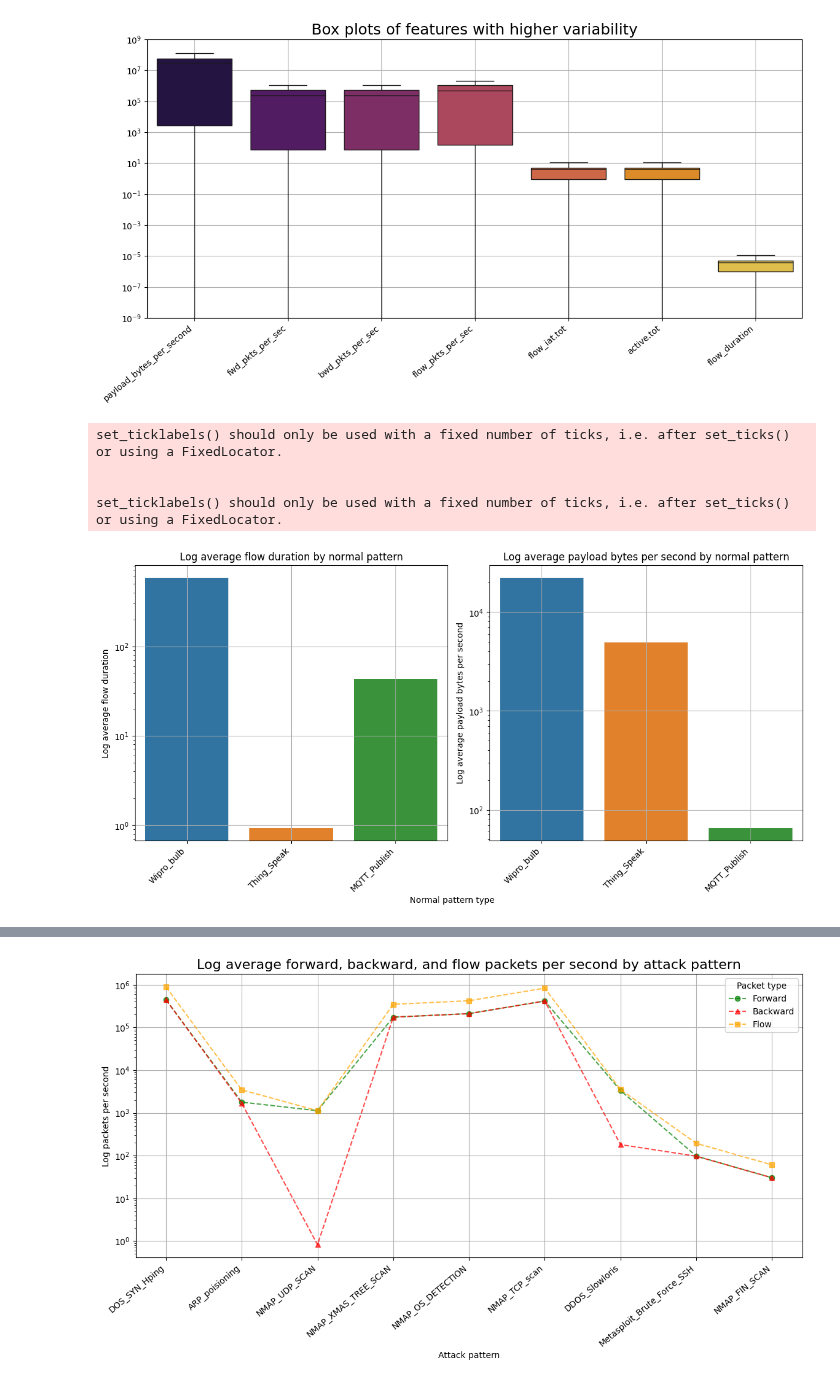
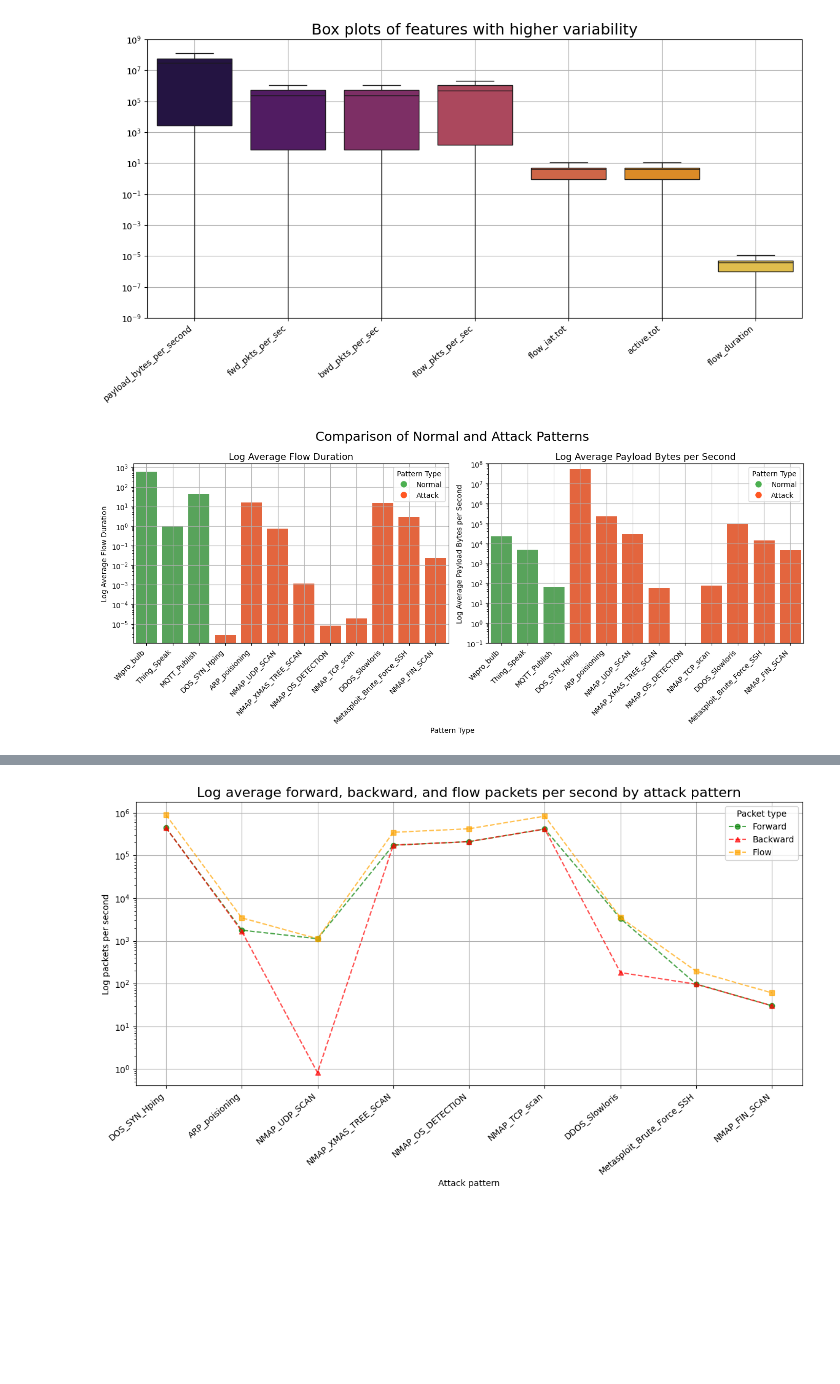
Before and after one commit to connormcmanigal/IoT-IDS-VAE-Classification, a Jupyter notebook: report.ipynb, the cells around one changed output, grey strips where cells are left out. Drawn from its saved outputs; the diff is of its cells as text; code cells hidden in the pictures; blank space fills up the shorter version.

Commit message:
touched up proposal plot

```diff
--- a/report.ipynb
+++ b/report.ipynb
@@ -178,44 +178,74 @@ plt.show()
 # %%
 # average flow duration and payload bytes per second for normal patterns
 full_data = pd.concat([X,y], axis = 1)
 
 normal_types = [
     'Wipro_bulb',
     'Thing_Speak',
     'MQTT_Publish'
 ]
 
-fig, axes = plt.subplots(1,2, figsize = (12,6))
+attack_types = [
+    'DOS_SYN_Hping',
+    'ARP_poisioning',
+    'NMAP_UDP_SCAN',
+    'NMAP_XMAS_TREE_SCAN',
+    'NMAP_OS_DETECTION',
+    'NMAP_TCP_scan',
+    'DDOS_Slowloris',
+    'Metasploit_Brute_Force_SSH',
+    'NMAP_FIN_SCAN'
+]
+types = normal_types + attack_types
 
-for _, normal in enumerate(normal_types):
+fig, axes = plt.subplots(1,2, figsize = (14,6))
+
+for normal in normal_types:
     normal_patterns = full_data[full_data['Attack_type'] == normal]
     avg_flow_duration = normal_patterns['flow_duration'].mean()
-    sns.barplot(x = [normal], y = [avg_flow_duration], ax = axes[0])
+    sns.barplot(x = [normal], y = [avg_flow_duration], ax = axes[0], color = '#4CAF50')
 
-axes[0].set_title('Log average flow duration by normal pattern')
-axes[0].set_ylabel('Log average flow duration')
+for attack in attack_types:
+    attack_patterns = full_data[full_data['Attack_type'] == attack]
+    avg_flow_duration = attack_patterns['flow_duration'].mean()
+    sns.barplot(x = [attack], y = [avg_flow_duration], ax = axes[0], color = '#FF5722')
+
+legend_labels = ['Normal', 'Attack']
+colors = ['#4CAF50', '#FF5722']
+legend_handles = [plt.Line2D([0], [0], marker = 'o', color = 'w', label = label, markerfacecolor = color, markersize = 10) for label, color in zip(legend_labels, colors)]
+
+axes[0].set_title('Log Average Flow Duration', fontsize = 13)
+axes[0].set_ylabel('Log Average Flow Duration')
 axes[0].set_yscale('log')
 axes[0].grid()
-axes[0].set_xticklabels(normal_types, rotation = 45, ha = 'right')
+axes[0].set_xticks(range(len(types)))
+axes[0].set_xticklabels(types, rotation = 45, ha = 'right')
+axes[0].legend(title = 'Pattern Type', handles = legend_handles, loc = 'upper right')
 
 
-for _, normal in enumerate(normal_types):
+for normal in normal_types:
     normal_patterns = full_data[full_data['Attack_type'] == normal]
     avg_payload = normal_patterns['payload_bytes_per_second'].mean()
-    sns.barplot(x = [normal], y = [avg_payload], ax = axes[1])
+    sns.barplot(x = [normal], y = [avg_payload], ax = axes[1], color = '#4CAF50')
 
-axes[1].set_title('Log average payload bytes per second by normal pattern')
-axes[1].set_ylabel('Log average payload bytes per second')
+for attack in attack_types:
+    attack_patterns = full_data[full_data['Attack_type'] == attack]
+    avg_payload = attack_patterns['payload_bytes_per_second'].mean()
+    sns.barplot(x = [attack], y = [avg_payload], ax = axes[1], color = '#FF5722')
+
+axes[1].set_title('Log Average Payload Bytes per Second', fontsize = 13)
+axes[1].set_ylabel('Log Average Payload Bytes per Second')
 axes[1].set_yscale('log')
+axes[1].set_ylim(10**-1,10**8)
 axes[1].grid()
-axes[1].set_xticklabels(normal_types, rotation = 45, ha = 'right')
+axes[1].set_xticks(range(len(types)))
+axes[1].set_xticklabels(types, rotation = 45, ha = 'right')
+axes[1].legend(title = 'Pattern Type', handles = legend_handles, loc = 'upper right')
 
-fig.text(0.5, -0.001, 'Normal pattern type', ha = 'center')
+plt.suptitle('Comparison of Normal and Attack Patterns', fontsize = 18)
+
+fig.text(0.5, 0.0001, 'Pattern Type', ha = 'center')
 plt.tight_layout()
 plt.show()
 # %% [output]
-set_ticklabels() should only be used with a fixed number of ticks, i.e. after set_ticks() or using a FixedLocator.
-
-
-set_ticklabels() should only be used with a fixed number of ticks, i.e. after set_ticks() or using a FixedLocator.
-[figure, old version]
+[figure, new version]
```
Also changed, not shown: parts of 2 cells of this notebook.
